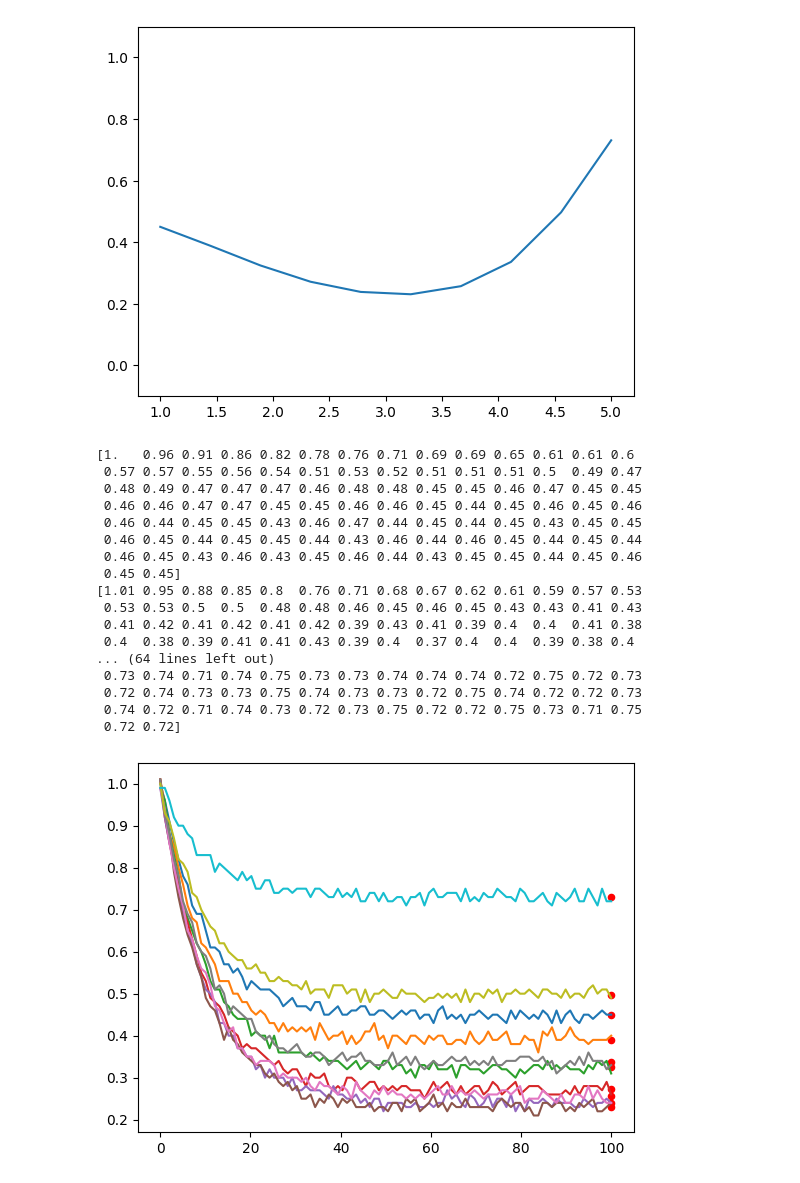
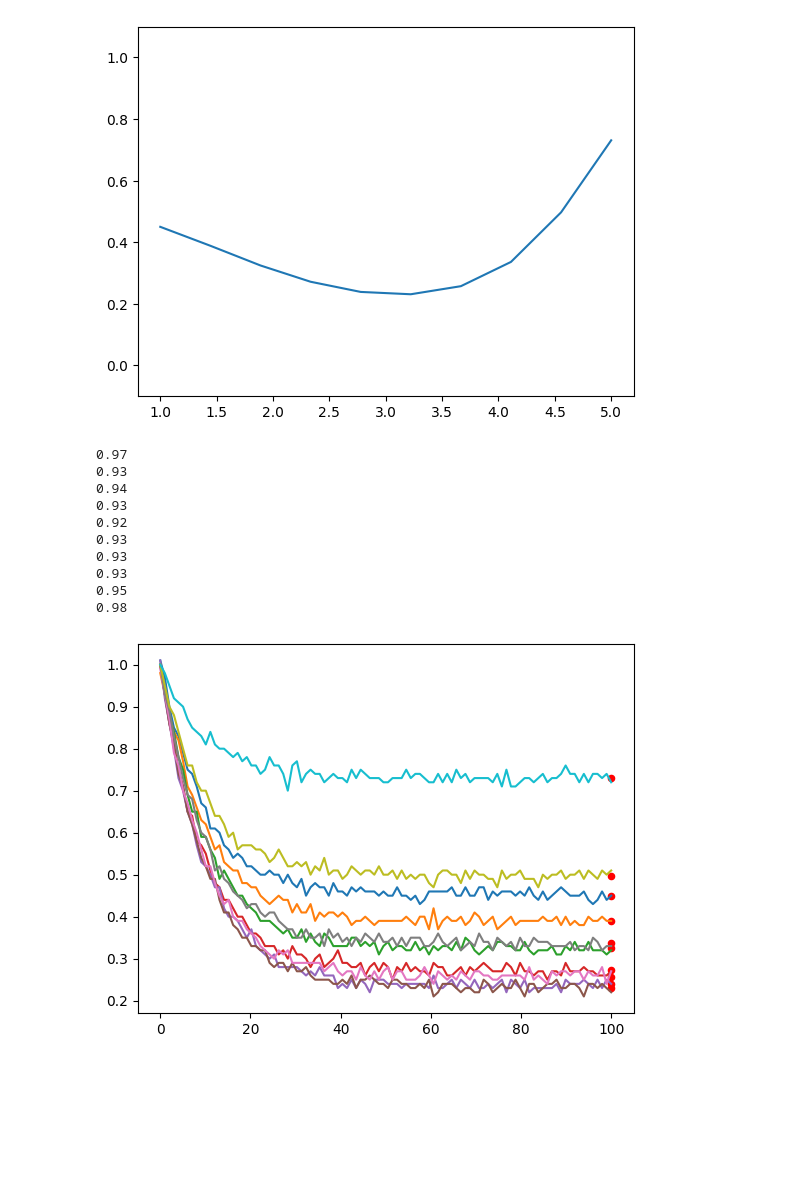
Before and after one commit to OverfittingUnderachiever/AutoMLVision, a Jupyter notebook: src/automl/ft_testfunctions.ipynb, the cells around one changed output. Cells and saved outputs as stored; diff of their text form; code cells hidden in the pictures; blank space fills up the shorter version.

```diff
--- a/src/automl/ft_testfunctions.ipynb
+++ b/src/automl/ft_testfunctions.ipynb
@@ -28,28 +29,21 @@ plt.plot(x_space, y_space)
 # %%
 
 x_localspace=np.linspace(0, 100, 100)
 for x_global in x_space:
 
-    y_local=local_1D(x_global,x_localspace)
-    print(y_local)
+    y_local=local_1D(x_global,x_localspace,noise=0.01)
+    print(y_local[1])
     plt.plot(x_localspace, y_local)
     plt.scatter([100], global_1D(x_global), color='red',s=20)
 # %% [output]
-[1.   0.96 0.91 0.86 0.82 0.78 0.76 0.71 0.69 0.69 0.65 0.61 0.61 0.6
- 0.57 0.57 0.55 0.56 0.54 0.51 0.53 0.52 0.51 0.51 0.51 0.5  0.49 0.47
- 0.48 0.49 0.47 0.47 0.47 0.46 0.48 0.48 0.45 0.45 0.46 0.47 0.45 0.45
- 0.46 0.46 0.47 0.47 0.45 0.45 0.46 0.46 0.45 0.44 0.45 0.46 0.45 0.46
- 0.46 0.44 0.45 0.45 0.43 0.46 0.47 0.44 0.45 0.44 0.45 0.43 0.45 0.45
- 0.46 0.45 0.44 0.45 0.45 0.44 0.43 0.46 0.44 0.46 0.45 0.44 0.45 0.44
- 0.46 0.45 0.43 0.46 0.43 0.45 0.46 0.44 0.43 0.45 0.45 0.44 0.45 0.46
- 0.45 0.45]
-[1.01 0.95 0.88 0.85 0.8  0.76 0.71 0.68 0.67 0.62 0.61 0.59 0.57 0.53
- 0.53 0.53 0.5  0.5  0.48 0.48 0.46 0.45 0.46 0.45 0.43 0.43 0.41 0.43
- 0.41 0.42 0.41 0.42 0.41 0.42 0.39 0.43 0.41 0.39 0.4  0.4  0.41 0.38
- 0.4  0.38 0.39 0.41 0.41 0.43 0.39 0.4  0.37 0.4  0.4  0.39 0.38 0.4
-... (64 lines left out)
- 0.73 0.74 0.71 0.74 0.75 0.73 0.73 0.74 0.74 0.74 0.72 0.75 0.72 0.73
- 0.72 0.74 0.73 0.73 0.75 0.74 0.73 0.73 0.72 0.75 0.74 0.72 0.72 0.73
- 0.74 0.72 0.71 0.74 0.73 0.72 0.73 0.75 0.72 0.72 0.75 0.73 0.71 0.75
- 0.72 0.72]
+0.97
+0.93
+0.94
+0.93
+0.92
+0.93
+0.93
+0.93
+0.95
+0.98
-[figure, old version]
+[figure, new version]
```
Also changed, not shown: parts of 1 cell of this notebook, 3 other files.
